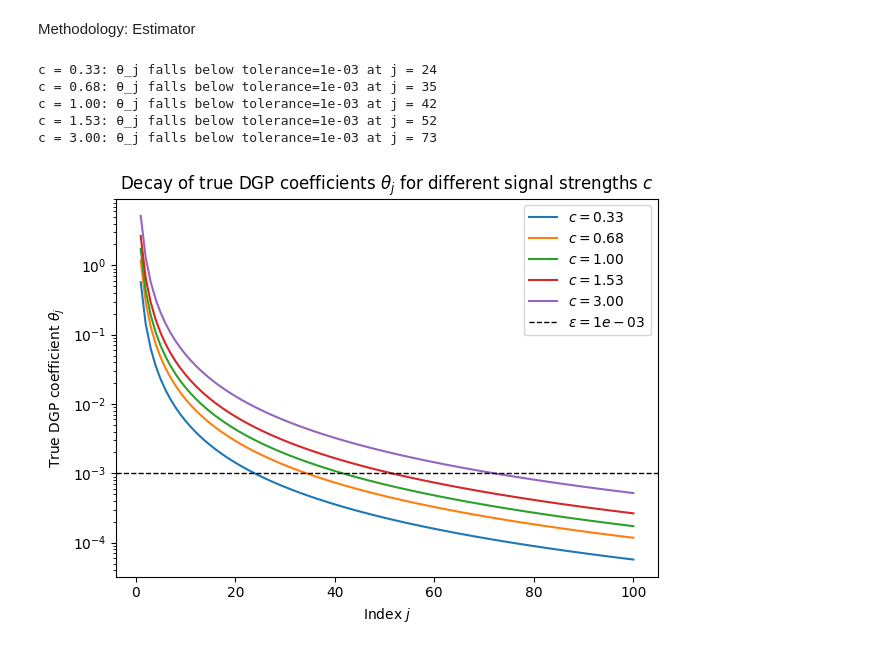
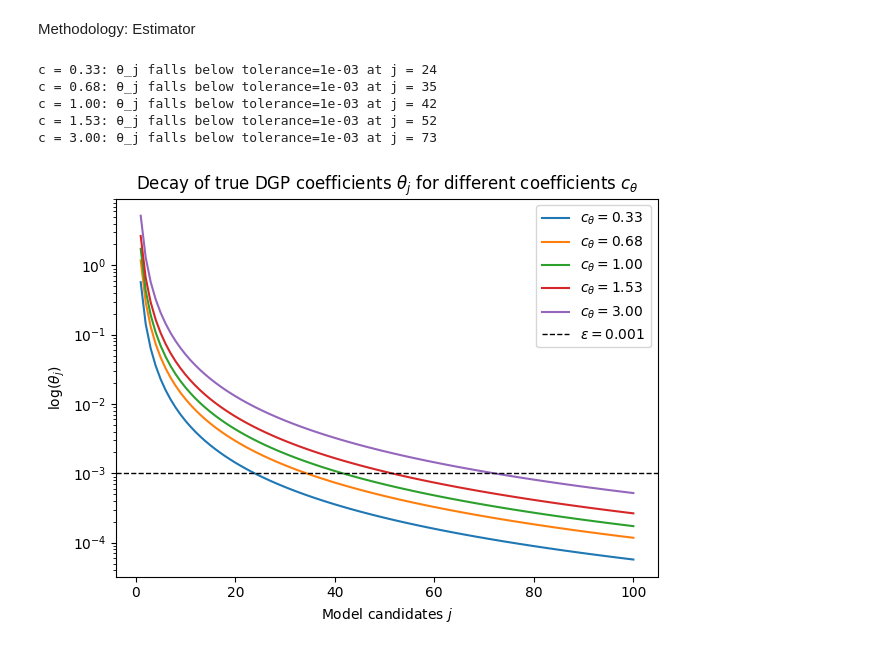
Before and after one commit to avril-rdgz/SCEDS_TVMA, a Jupyter notebook: main.ipynb, the cells around one changed output. Drawn from its saved outputs; the diff is of its cells as text; code cells hidden in the pictures.

```diff
--- a/main.ipynb
+++ b/main.ipynb
@@ -100,39 +97,38 @@ plt.show()
 # %% [markdown]
 Methodology: Estimator
 # %%
-
 def check_true_dgp(alpha=1.5, eps=1e-3):
     j = np.arange(1, 101)
     # c values implied by R^2 in [0.1, 0.9]
     cs = [0.33, 0.68, 1.00, 1.53, 3.00]
 
     for c in cs:
         theta = c * np.sqrt(2 * alpha) * j**(-(alpha + 0.5))
         # find first index where theta_j <= eps since theta is monotonically decreasing
         fail_idx = np.where(theta <= eps)[0]
 
         if len(fail_idx) == 0:
             print(f"c = {c:.2f}: θ_j remains above tolerance={eps:.0e} for all j ≤ {j[-1]}")
         else:
             j_star = j[fail_idx[0]]
             print(f"c = {c:.2f}: θ_j falls below tolerance={eps:.0e} at j = {j_star}")
-        plt.plot(j, theta, label=fr"$c = {c:.2f}$")
-    plt.axhline(eps, color="black", linestyle="--", linewidth=1, label=fr"$\varepsilon = {eps:.0e}$")
-    plt.xlabel(r"Index $j$")
-    plt.ylabel(r"True DGP coefficient $\theta_j$")
-    plt.title(r"Decay of true DGP coefficients $\theta_j$ for different signal strengths $c$")
+        plt.plot(j, theta, label=fr"$c_{{\theta}} = {c:.2f}$")
+    plt.axhline(eps, color="black", linestyle="--", linewidth=1, label=fr"$\varepsilon = {eps}$")
+    plt.xlabel(r"Model candidates $j$")
+    plt.ylabel(r"log($\theta_j)$")
+    plt.title(r"Decay of true DGP coefficients $\theta_j$ for different coefficients $c_{\theta}$")
     plt.yscale("log")
     plt.legend()
     plt.tight_layout()
     plt.show()
 check_true_dgp()
 # %% [output]
 c = 0.33: θ_j falls below tolerance=1e-03 at j = 24
 c = 0.68: θ_j falls below tolerance=1e-03 at j = 35
 c = 1.00: θ_j falls below tolerance=1e-03 at j = 42
 c = 1.53: θ_j falls below tolerance=1e-03 at j = 52
 c = 3.00: θ_j falls below tolerance=1e-03 at j = 73
-[figure, old version]
+[figure, new version]
 # %%
 def ls_oracle_mse(mu_hat_mat, mu_true):
 
```
Also changed, not shown: parts of 71 cells of this notebook.
